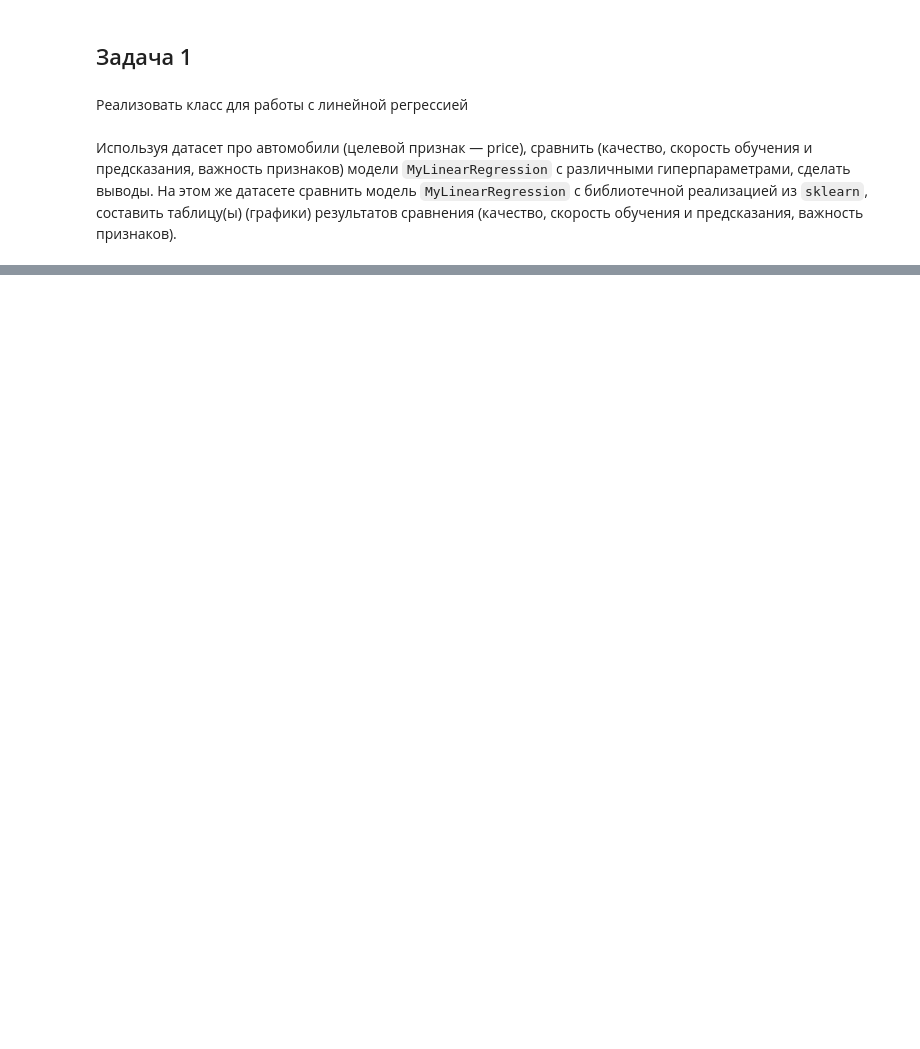
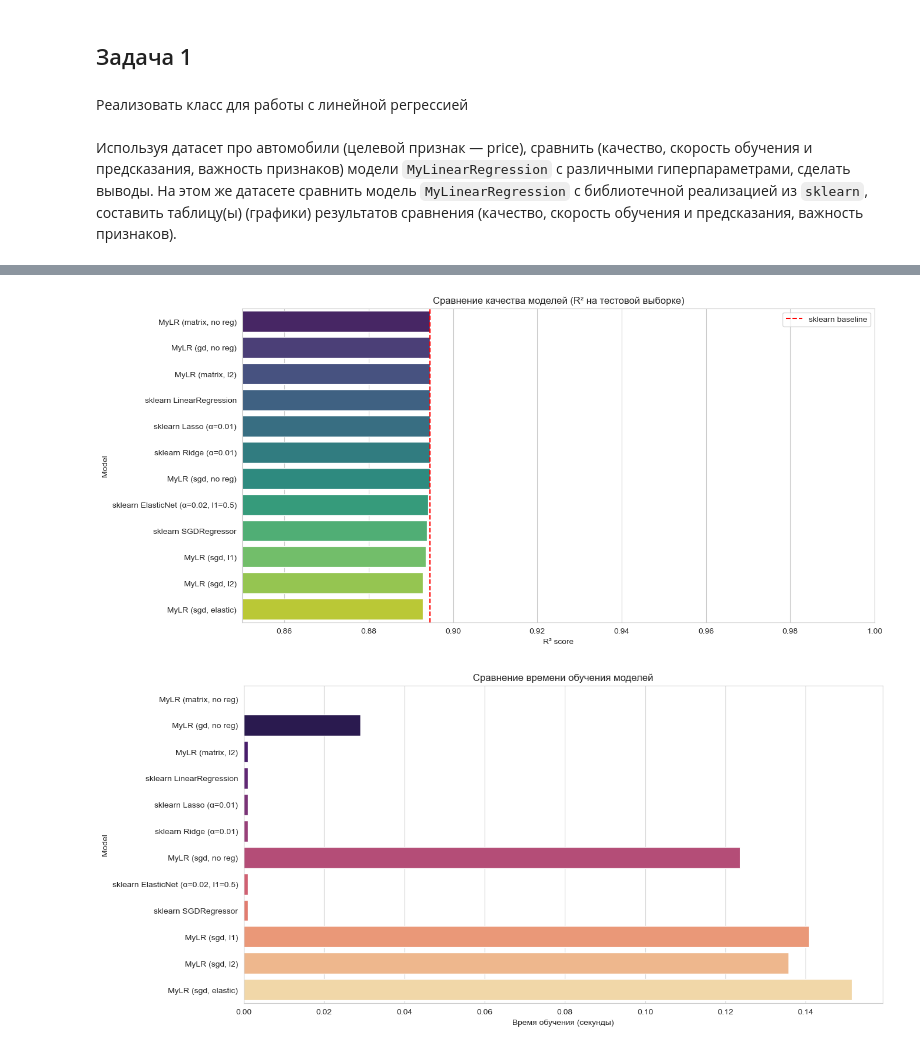
Before and after one commit to FEDOROV-ALEXANDER/ML_Statistics_ITMO, a Jupyter notebook: labs/lab_4/2. Линейная регрессия.ipynb, the cells around one changed output, grey strips where cells are left out. Saved outputs shown, nothing was run; the diff lists cells and outputs as text; code cells hidden in the pictures; blank space fills up the shorter version.

```diff
--- a/labs/lab_4/2. Линейная регрессия.ipynb
+++ b/labs/lab_4/2. Линейная регрессия.ipynb
@@ -188,0 +438,5 @@ class MyLinearRegression:
+# %%
+X_train, X_test, y_train, y_test = train_test_split(df.drop(['price'], axis=1), df['price'], test_size=0.2, random_state=42)
+X_train = pd.get_dummies(X_train, drop_first=True)
+X_test = pd.get_dummies(X_test, drop_first=True)
+X_train.head()
@@ -188,0 +450,16 @@ class MyLinearRegression:
+# %%
+X_test = X_test.reindex(columns = X_train.columns, fill_value=0)
+
+scaler = StandardScaler()
+X_train_scaled = pd.DataFrame(scaler.fit_transform(X_train), columns = X_train.columns)
+X_test_scaled = pd.DataFrame(scaler.transform(X_test), columns = X_test.columns)
+# %%
+import matplotlib.pyplot as plt
+import seaborn as sns
+from functools import wraps
+from typing import Dict, List, Any
+
+# Настройка стиля для графиков
+sns.set_style("whitegrid")
+plt.rcParams['figure.figsize'] = (12, 8)
+plt.rcParams['font.size'] = 10
@@ -188,0 +610,20 @@ class MyLinearRegression:
+# %%
+# График сравнения R²
+plt.figure(figsize=(14, 7))
+sns.barplot(data=results_df, x="R²", y="Model", palette="viridis")
+plt.title("Сравнение качества моделей (R² на тестовой выборке)")
+plt.xlabel("R² score")
+plt.xlim(0.85, 1.0)
+plt.axvline(x=results_df.loc[results_df["Model"] == "sklearn LinearRegression", "R²"].values[0], color='red', linestyle='--', label="sklearn baseline")
+plt.legend()
+plt.show()
+
+# График времени обучения
+plt.figure(figsize=(14, 7))
+sns.barplot(data=results_df, x="Train time (s)", y="Model", palette="magma")
+plt.title("Сравнение времени обучения моделей")
+plt.xlabel("Время обучения (секунды)")
+plt.show()
+# %% [output]
+[figure, added]
+[figure, added]
```
Also changed, not shown: parts of 14 cells of this notebook, 3 other files.
